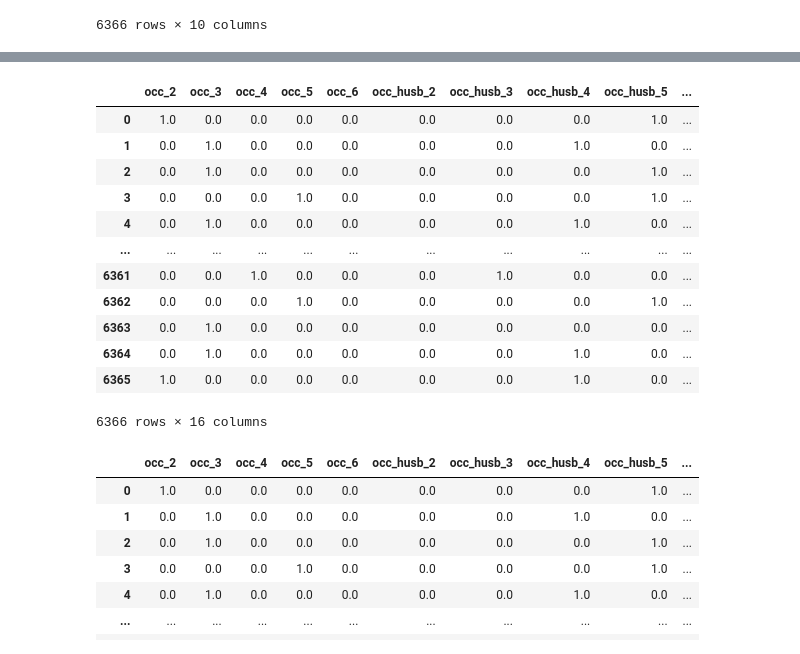
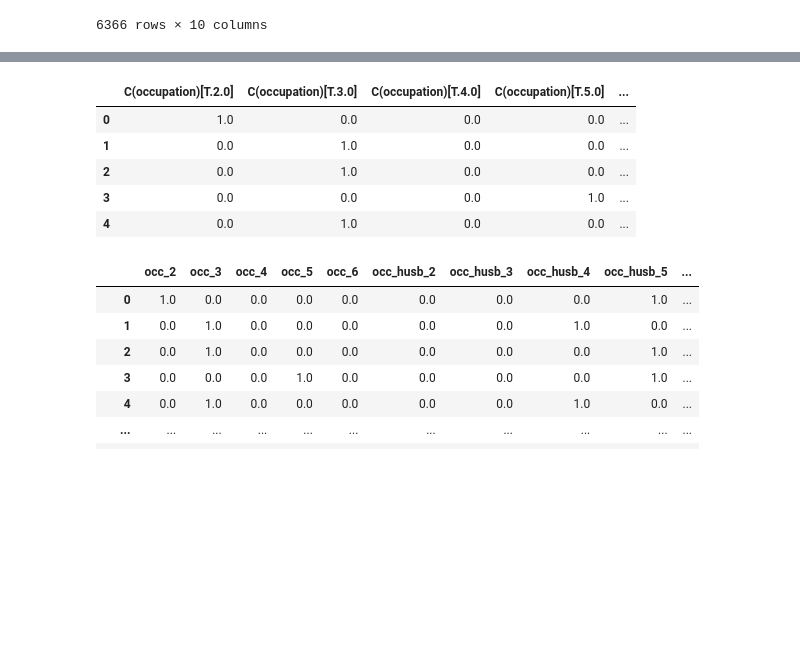
Before and after one commit to shiv0112/logistic_regression_affair, a Jupyter notebook: notebooks/logistic_regression.ipynb, the cells around one changed output, grey strips where cells are left out. Saved outputs shown, nothing was run; the diff lists cells and outputs as text; code cells hidden in the pictures; blank space fills up the shorter version.

```diff
--- a/notebooks/logistic_regression.ipynb
+++ b/notebooks/logistic_regression.ipynb
@@ -108,3 +69,3 @@ affair has 2 unique features
 # %%
 #add "affair" column: 1 represents having affairs, 0 represents not
-(df.affairs>0).astype(int)#converting into binary features
+data['affair']=(data.affairs>0).astype(int)#converting into binary features
@@ -175,20 +109,13 @@ X
 # %%
 X.drop(X.columns[0],axis=1,inplace=True)
-X
+X.head()
 # %% [output]
-|  | occ_2 | occ_3 | occ_4 | occ_5 | occ_6 | occ_husb_2 | occ_husb_3 | occ_husb_4 | occ_husb_5 | ... |
-| 0 | 1.0 | 0.0 | 0.0 | 0.0 | 0.0 | 0.0 | 0.0 | 0.0 | 1.0 | ... |
-| 1 | 0.0 | 1.0 | 0.0 | 0.0 | 0.0 | 0.0 | 0.0 | 1.0 | 0.0 | ... |
-| 2 | 0.0 | 1.0 | 0.0 | 0.0 | 0.0 | 0.0 | 0.0 | 0.0 | 1.0 | ... |
-| 3 | 0.0 | 0.0 | 0.0 | 1.0 | 0.0 | 0.0 | 0.0 | 0.0 | 1.0 | ... |
-| 4 | 0.0 | 1.0 | 0.0 | 0.0 | 0.0 | 0.0 | 0.0 | 1.0 | 0.0 | ... |
-| ... | ... | ... | ... | ... | ... | ... | ... | ... | ... | ... |
-| 6361 | 0.0 | 0.0 | 1.0 | 0.0 | 0.0 | 0.0 | 1.0 | 0.0 | 0.0 | ... |
-| 6362 | 0.0 | 0.0 | 0.0 | 1.0 | 0.0 | 0.0 | 0.0 | 0.0 | 1.0 | ... |
-| 6363 | 0.0 | 1.0 | 0.0 | 0.0 | 0.0 | 0.0 | 0.0 | 0.0 | 0.0 | ... |
-| 6364 | 0.0 | 1.0 | 0.0 | 0.0 | 0.0 | 0.0 | 0.0 | 1.0 | 0.0 | ... |
-| 6365 | 1.0 | 0.0 | 0.0 | 0.0 | 0.0 | 0.0 | 0.0 | 1.0 | 0.0 | ... |
+|  | C(occupation)[T.2.0] | C(occupation)[T.3.0] | C(occupation)[T.4.0] | C(occupation)[T.5.0] | ... |
+| 0 | 1.0 | 0.0 | 0.0 | 0.0 | ... |
+| 1 | 0.0 | 1.0 | 0.0 | 0.0 | ... |
+| 2 | 0.0 | 1.0 | 0.0 | 0.0 | ... |
+| 3 | 0.0 | 0.0 | 0.0 | 1.0 | ... |
+| 4 | 0.0 | 1.0 | 0.0 | 0.0 | ... |
-6366 rows × 16 columns
 # %%
 X = X.rename(columns ={'C(occupation)[T.2.0]':'occ_2',
 'C(occupation)[T.3.0]':'occ_3',
```
Also changed, not shown: parts of 46 cells of this notebook.
